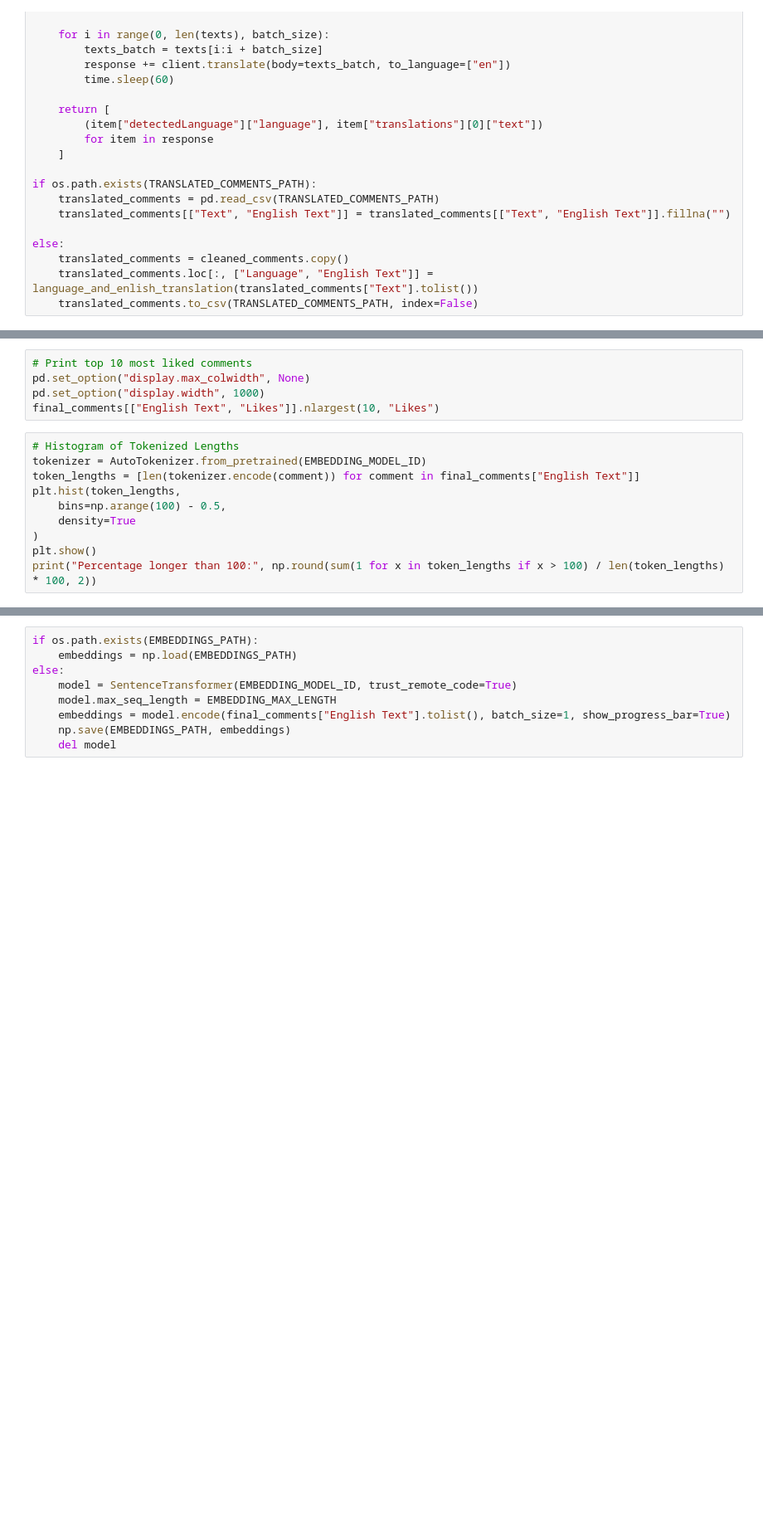
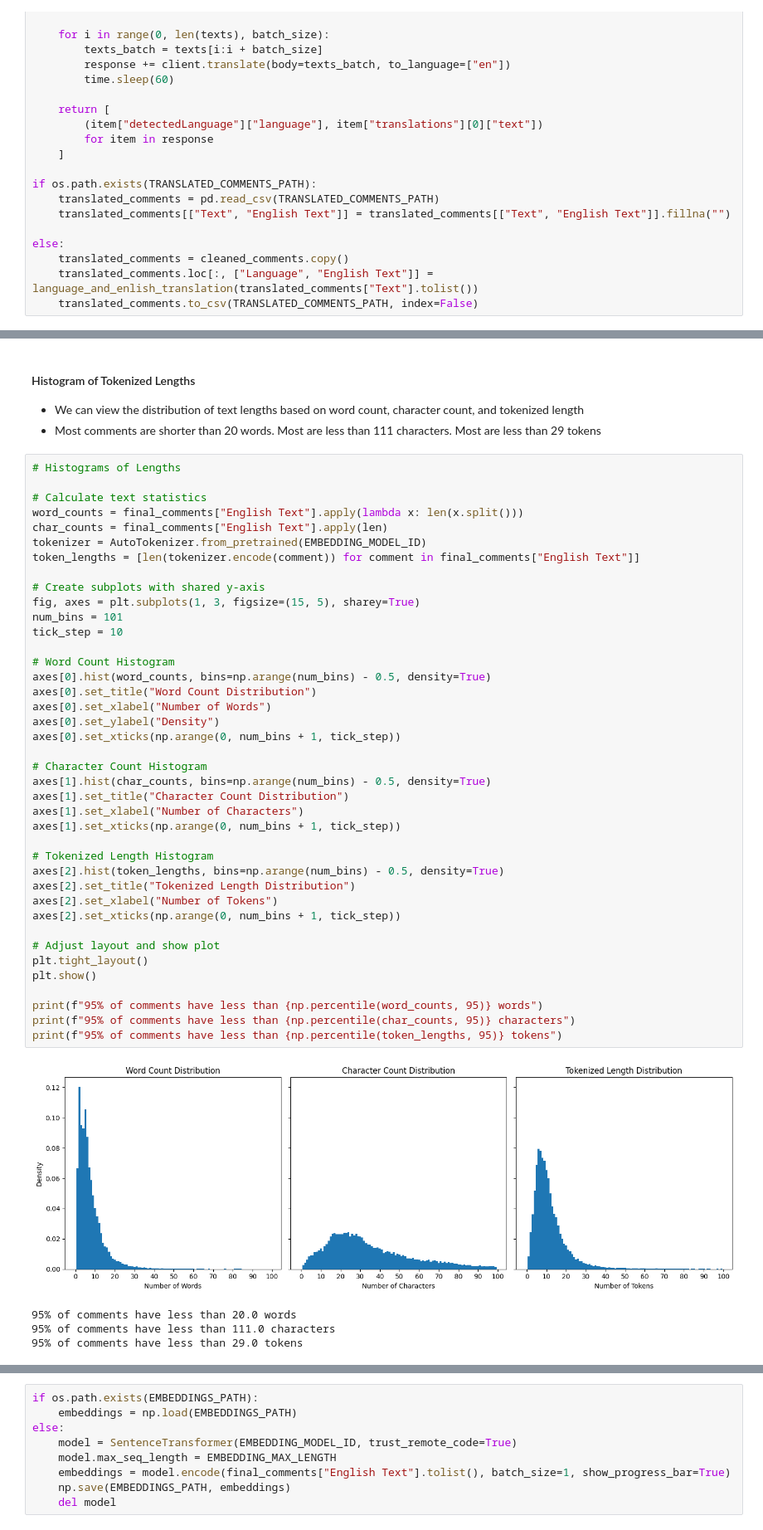
Before and after one commit to nickwcalifano/portfolio, a Jupyter notebook: text_clustering.ipynb, the cells around one changed output, grey strips where cells are left out. Shown at 83% size. Cells and saved outputs as stored; diff of their text form; blank space fills up the shorter version.

```diff
--- a/text_clustering.ipynb
+++ b/text_clustering.ipynb
@@ -273,16 +338,50 @@ else:
-# %%
-# Print top 10 most liked comments
-pd.set_option("display.max_colwidth", None)
-pd.set_option("display.width", 1000)
-final_comments[["English Text", "Likes"]].nlargest(10, "Likes")
-# %%
-# Histogram of Tokenized Lengths
-tokenizer = AutoTokenizer.from_pretrained(EMBEDDING_MODEL_ID)
-token_lengths = [len(tokenizer.encode(comment)) for comment in final_comments["English Text"]]
-plt.hist(token_lengths,
-    bins=np.arange(100) - 0.5,
-    density=True
-)
-plt.show()
-print("Percentage longer than 100:", np.round(sum(1 for x in token_lengths if x > 100) / len(token_lengths) * 100, 2))
+# %% [markdown]
+#### Histogram of Tokenized Lengths
+* We can view the distribution of text lengths based on word count, character count, and tokenized length
+* Most comments are shorter than 20 words. Most are less than 111 characters. Most are less than 29 tokens
+# %%
+# Histograms of Lengths
+
+# Calculate text statistics
+word_counts = final_comments["English Text"].apply(lambda x: len(x.split()))
+char_counts = final_comments["English Text"].apply(len)
+tokenizer = AutoTokenizer.from_pretrained(EMBEDDING_MODEL_ID)
+token_lengths = [len(tokenizer.encode(comment)) for comment in final_comments["English Text"]]
+
+# Create subplots with shared y-axis
+fig, axes = plt.subplots(1, 3, figsize=(15, 5), sharey=True)
+num_bins = 101
+tick_step = 10
+
+# Word Count Histogram
+axes[0].hist(word_counts, bins=np.arange(num_bins) - 0.5, density=True)
+axes[0].set_title("Word Count Distribution")
+axes[0].set_xlabel("Number of Words")
+axes[0].set_ylabel("Density")
+axes[0].set_xticks(np.arange(0, num_bins + 1, tick_step))
+
+# Character Count Histogram
+axes[1].hist(char_counts, bins=np.arange(num_bins) - 0.5, density=True)
+axes[1].set_title("Character Count Distribution")
+axes[1].set_xlabel("Number of Characters")
+axes[1].set_xticks(np.arange(0, num_bins + 1, tick_step))
+
+# Tokenized Length Histogram
+axes[2].hist(token_lengths, bins=np.arange(num_bins) - 0.5, density=True)
+axes[2].set_title("Tokenized Length Distribution")
+axes[2].set_xlabel("Number of Tokens")
+axes[2].set_xticks(np.arange(0, num_bins + 1, tick_step))
+
+# Adjust layout and show plot
+plt.tight_layout()
+plt.show()
+
+print(f"95% of comments have less than {np.percentile(word_counts, 95)} words")
+print(f"95% of comments have less than {np.percentile(char_counts, 95)} characters")
+print(f"95% of comments have less than {np.percentile(token_lengths, 95)} tokens")
+# %% [output]
+[figure, added]
+95% of comments have less than 20.0 words
+95% of comments have less than 111.0 characters
+95% of comments have less than 29.0 tokens
 # %% [markdown]
```
Also changed, not shown: parts of 45 cells of this notebook.
